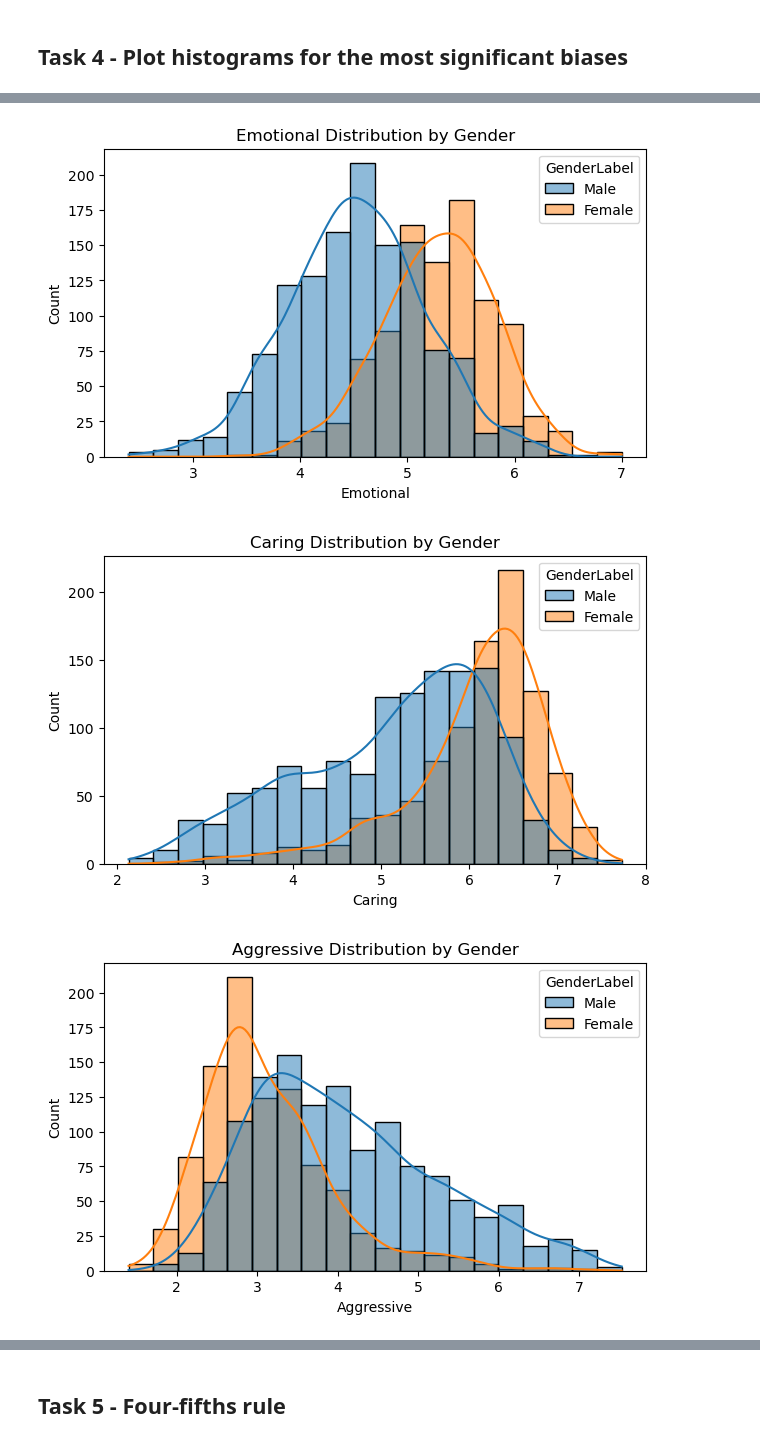
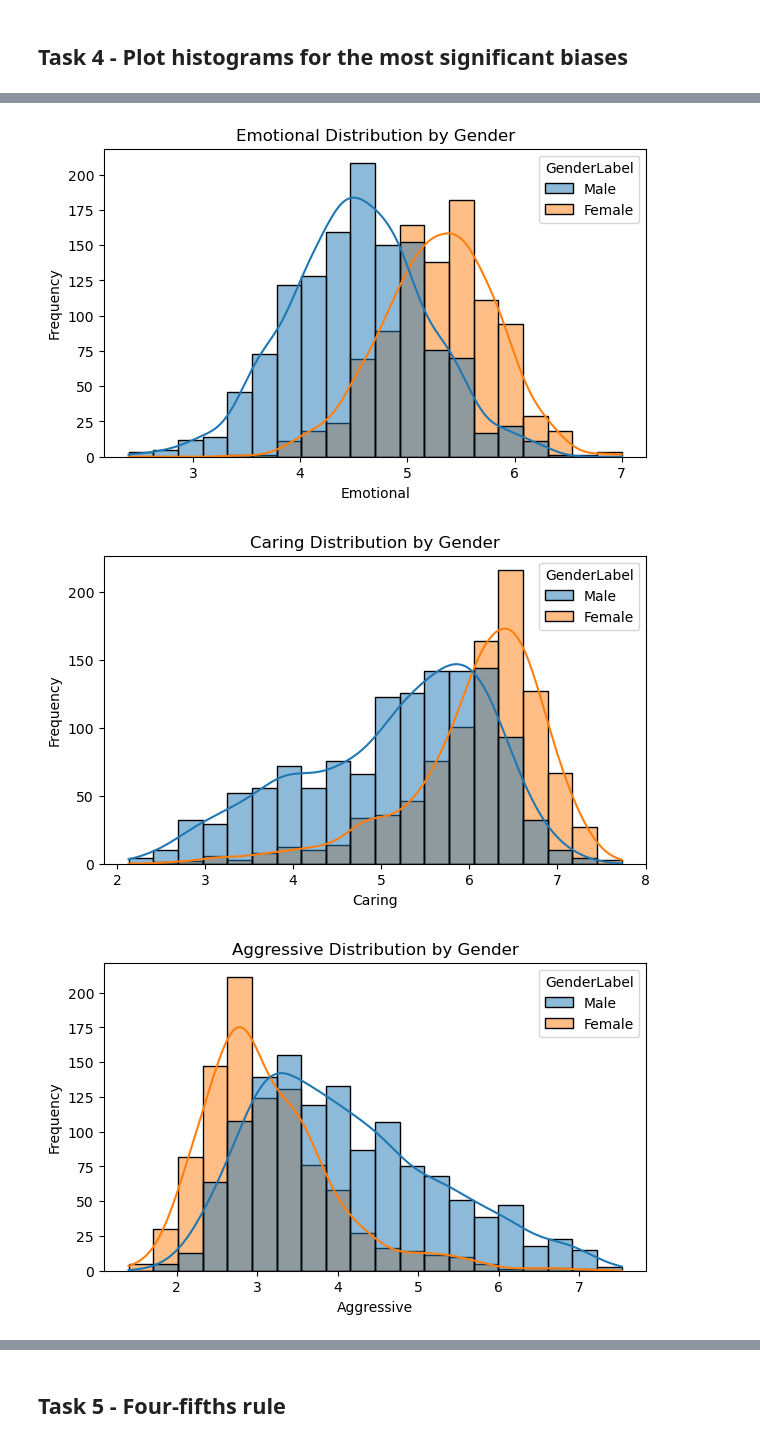
Before and after one commit to RheshaVinod/Fairness-and-Bias-Analysis, a Jupyter notebook: Vinod_RheshaSusil.ipynb, the cells around one changed output, grey strips where cells are left out. Saved outputs shown, nothing was run; the diff lists cells and outputs as text; code cells hidden in the pictures.

```diff
--- a/Vinod_RheshaSusil.ipynb
+++ b/Vinod_RheshaSusil.ipynb
@@ -78,8 +78,9 @@ Race
 Name: count, dtype: int64
 # %%
+
 for trait in traits:
     plt.figure(figsize=(8, 4))
-    sns.boxplot(data=df_race, x=race_col, y=trait, order=race_groups)
-    plt.title(f"{trait} by race")
+    sns.boxplot(data=df_race, x="RaceLabel", y=trait, order=["White", "Black", "East Asian"])
+    plt.title(f"{trait} by Race")
     plt.show()
 # %% [output]
@@ -97,12 +98,13 @@ for trait in traits:
 # %%
+
 anova_results = []
 
 for trait in traits:
-    group_data = [df_race[df_race[race_col] == g][trait] for g in race_groups]
+    group_data = [df_race[df_race["RaceLabel"] == g][trait] for g in ["White", "Black", "East Asian"]]
     f_stat, p_val = stats.f_oneway(*group_data)
 
     anova_results.append({
-        "trait": trait,
+        "Trait": trait,
         "F-statistic": f_stat,
         "p-value": p_val
     })
@@ -213,0 +237,15 @@ t_test_df
+# %%
+
+# Combine race and gender results into one ranking table
+race_rank = anova_df[["Trait", "p-value"]].copy()
+race_rank["Type"] = "Race"
+
+gender_rank = t_test_df[["Trait", "p-value"]].copy()
+gender_rank["Type"] = "Gender"
+
+combined_biases = pd.concat([race_rank, gender_rank], ignore_index=True)
+combined_biases = combined_biases.rename(columns={"Trait": "trait"})
+combined_biases = combined_biases.sort_values("p-value").reset_index(drop=True)
+
+top5_biases = combined_biases.head(5)
+display(top5_biases)
@@ -230,0 +261,5 @@ Name: GenderLabel, Length: 2222, dtype: object
+# %%
+
+# Get the top 5 traits from the combined ranking table
+traits_top5 = top5_biases["trait"].tolist()
+traits_top5
@@ -231,12 +268,13 @@ Name: GenderLabel, Length: 2222, dtype: object
 # %%
+
 for trait in traits_top5:
-    plt.figure(figsize=(7,4))
-
+    plt.figure(figsize=(7, 4))
     sns.histplot(data=df, x=trait, hue="GenderLabel", bins=20, kde=True)
-
     plt.title(f"{trait} Distribution by Gender")
+    plt.xlabel(trait)
+    plt.ylabel("Frequency")
     plt.show()
 # %% [output]
-[figure, old version]
+[figure, new version]
-[figure, old version]
+[figure, new version]
-[figure, old version]
+[figure, new version]
```
Also changed, not shown: parts of 15 cells of this notebook.
